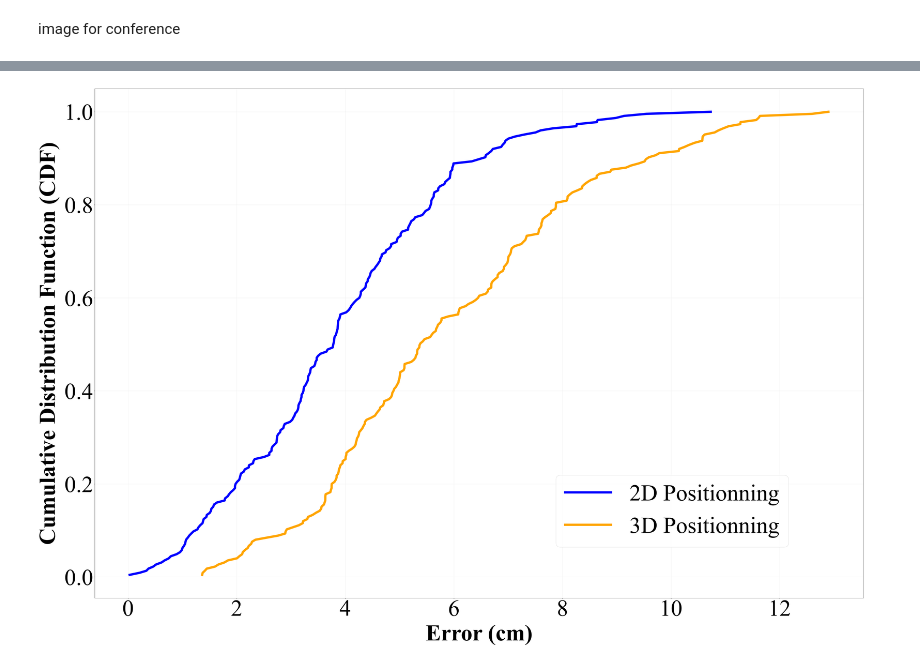
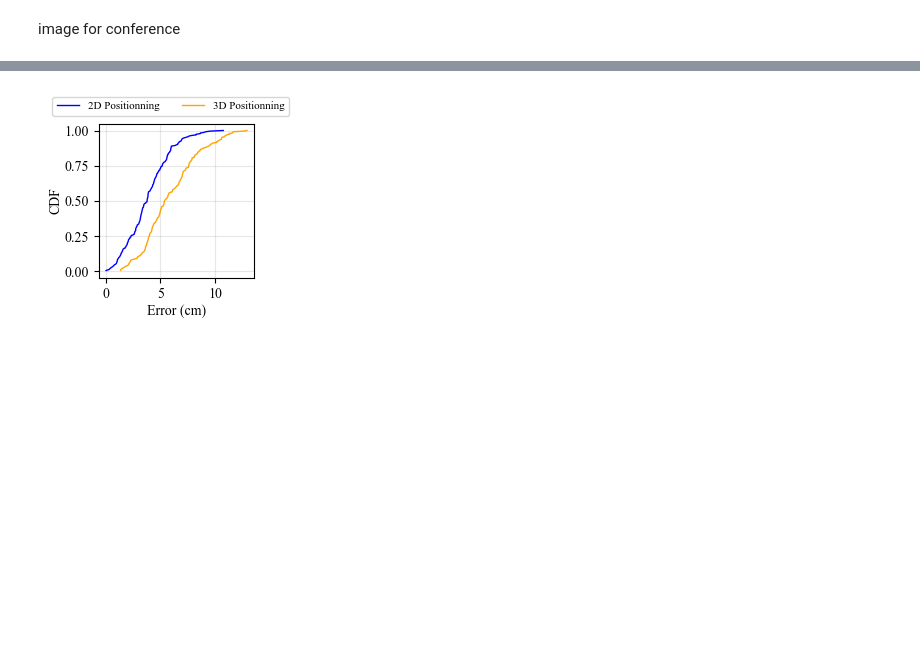
Before and after one commit to nguyendinhquan140701/LEDs_Data_Processing, a Jupyter notebook: Encode_Decode/draw/c1_position.ipynb, the cells around one changed output, grey strips where cells are left out. Cells and saved outputs as stored; diff of their text form; code cells hidden in the pictures; blank space fills up the shorter version.

```diff
--- a/Encode_Decode/draw/c1_position.ipynb
+++ b/Encode_Decode/draw/c1_position.ipynb
@@ -143,42 +143,42 @@ fig.savefig('img/c1_3D', dpi = 300, bbox_inches='tight')
 # %%
 plt.rcParams['font.family'] = 'serif'
 plt.rcParams['font.serif'] = ['Times New Roman']
 
 # print(delta_xy)
 data_sorted = np.sort(delta_xy)
 data_xyz_sorted = np.sort(delta_xyz)
 
 
 # print(data_sorted)
 cdf = np.arange(1, len(data_sorted) + 1) / len(data_sorted)
 cdf2 = np.arange(1, len(data_xyz_sorted) + 1) / len(data_xyz_sorted)
 
 
 # Vẽ biểu đồ CDF
-plt.figure(figsize=(60, 40))
+plt.figure(figsize=(2, 2))
 ax = plt.gca()
 
 
 # Vẽ CDF
-ax.plot(data_sorted, cdf, linestyle='-', color='blue', linewidth = 10, label = '2D Positionning')
+ax.plot(data_sorted, cdf, linestyle='-', color='blue', linewidth = 1, label = '2D Positionning')
 
-ax.plot(data_xyz_sorted, cdf2, linestyle='-', color='orange', linewidth = 10, label = '3D Positionning')
+ax.plot(data_xyz_sorted, cdf2, linestyle='-', color='orange', linewidth = 1, label = '3D Positionning')
 
 # Thêm nhãn và tiêu đề
-ax.set_xlabel('Error (cm)', fontdict={'weight': 'bold'}, fontsize = 100, labelpad=20)
-ax.set_ylabel('Cumulative Distribution Function (CDF)', fontdict={'weight': 'bold'}, fontsize = 100, labelpad=20)
+ax.set_xlabel('Error (cm)', fontdict={'weight': 'normal'}, fontsize = 10, labelpad=2)
+ax.set_ylabel('CDF', fontdict={'weight': 'normal'}, fontsize = 10, labelpad=2)
 
-ax.legend(loc = (0.6, 0.1), fontsize = 100)
+ax.legend(loc = (-0.3, 1.05), fontsize = 8, ncol=2 )
 # Hiển thị lưới
 ax.grid(True, alpha=0.3)
 
 
-ax.tick_params(axis='x', labelsize=100)  # Kích thước chữ cho trục X
-ax.tick_params(axis='y', labelsize=100)  # Kích thước chữ cho trục Y
+ax.tick_params(axis='x', labelsize=10)  # Kích thước chữ cho trục X
+ax.tick_params(axis='y', labelsize=10)  # Kích thước chữ cho trục Y
 
-plt.savefig('img/c1_CDF',dpi = 400,bbox_inches='tight')
+plt.savefig('img/c1_CDF',dpi = 600,bbox_inches='tight')
 # %% [output]
-[figure, old version]
+[figure, new version]
 # %%
 # Dữ liệu giả định (có thể thay thế bằng dữ liệu thực tế của bạn)
 # data = [-6, -6, -4, -4, -2, 0, 2, 4, 6, 6, 6, 8, 8]
```
Also changed, not shown: parts of 12 cells of this notebook, 31 other files.
